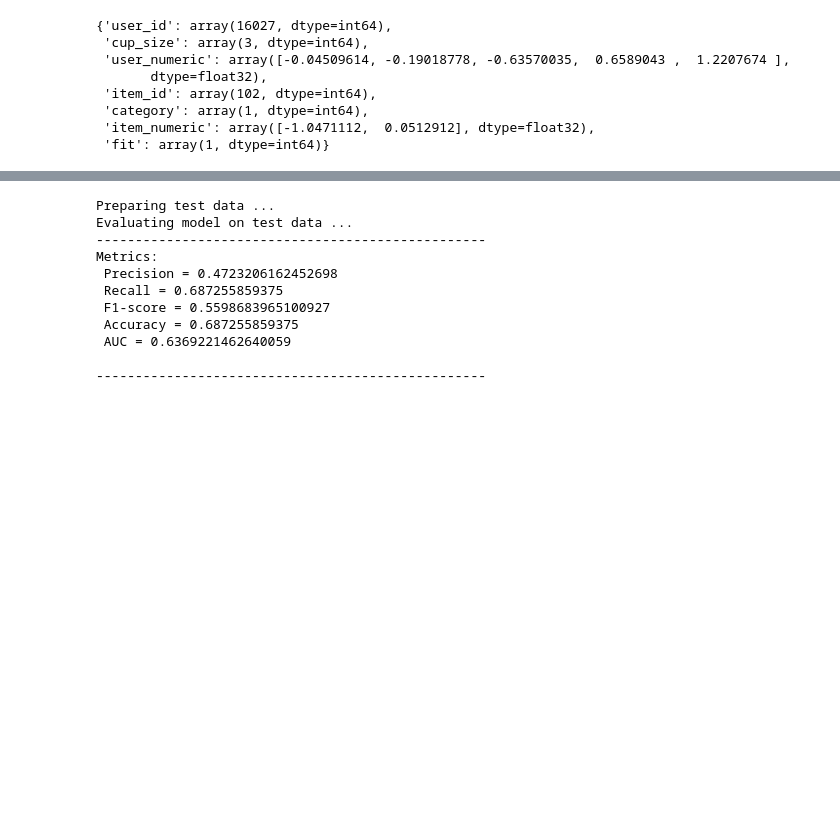
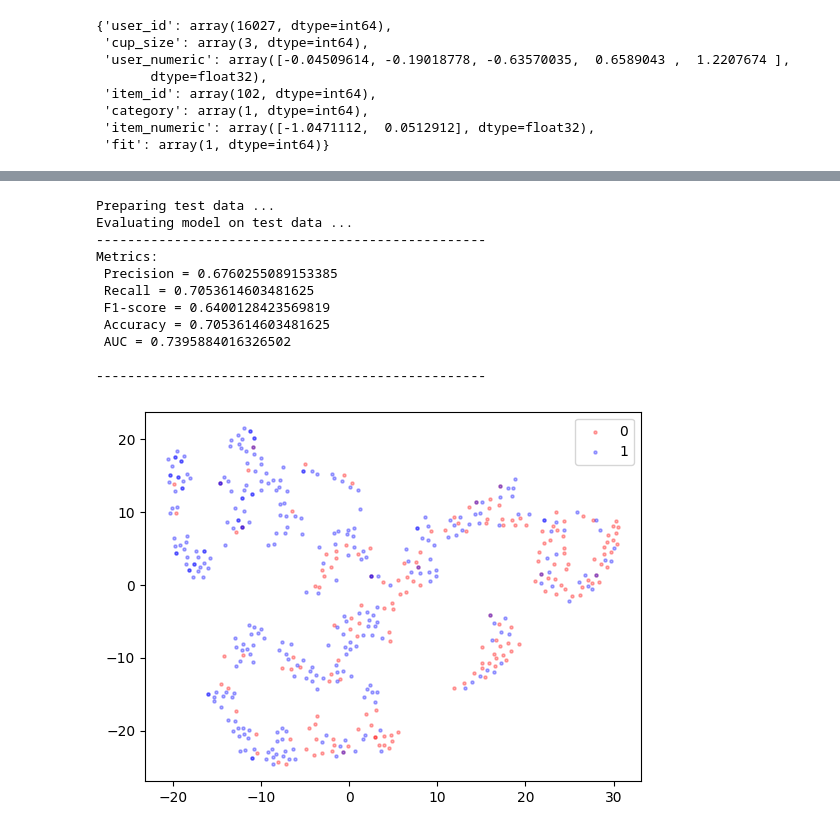
Before and after one commit to Crabroe/CSE258, a Jupyter notebook: NetModel.ipynb, the cells around one changed output, grey strips where cells are left out. Drawn from its saved outputs; the diff is of its cells as text; code cells hidden in the pictures; blank space fills up the shorter version.

```diff
--- a/NetModel.ipynb
+++ b/NetModel.ipynb
@@ -50,8 +50,8 @@ NUM_ITEM_NUMERIC = 2
 
 DROPOUT = 0.3
 
-EPOCHS = 2
-LR = 0.001
+EPOCHS = 5
+LR = 0.005
 WEIGHT_DECAY = 0.0001
 BATCH_SIZE = 128
 # %%
@@ -408,14 +424,14 @@ pred_tracker = []
 
 print("Preparing test data ...")
 
-data_loader = DataLoader(dataset = datasets['test'], batch_size = BATCH_SIZE, shuffle=False)
+data_loader = DataLoader(dataset = datasets['train'], batch_size = BATCH_SIZE, shuffle=False)
 
 print("Evaluating model on test data ...")
 model.eval()
 
 embeds1=[]
 y1=[]
-for d in datasets['test']:
+for d in datasets['train']:
     y1.append(int(d['fit']))
 
 with torch.no_grad():
@@ -427,7 +443,7 @@ with torch.no_grad():
 
         # Forward pass
         _, pred_probs,embeddings = model(batch)
-        embeds1.append(embeddings)
+        embeds1.append(embeddings.cpu())
 
         target_tracker.append(batch["fit"].cpu().numpy())
 
@@ -435,6 +451,7 @@ with torch.no_grad():
 
 target_tracker = np.stack(target_tracker[:-1]).reshape(-1)
 pred_tracker = np.stack(pred_tracker[:-1], axis=0).reshape(-1, NUM_TARGETS)
+# print(pred_tracker)
 precision, recall, f1_score, accuracy, auc = compute_metrics(target_tracker, pred_tracker, averaging = "weighted")
 
 print("-" * 50)
@@ -445,10 +462,10 @@ Preparing test data ...
 Evaluating model on test data ...
 --------------------------------------------------
 Metrics:
- Precision = 0.4723206162452698
- Recall = 0.687255859375
- F1-score = 0.5598683965100927
- Accuracy = 0.687255859375
- AUC = 0.6369221462640059
+ Precision = 0.6760255089153385
+ Recall = 0.7053614603481625
+ F1-score = 0.6400128423569819
+ Accuracy = 0.7053614603481625
+ AUC = 0.7395884016326502
 
 --------------------------------------------------
@@ -454,0 +480,4 @@ Metrics:
+# %%
+tsne_visualization(d1[:500],y1[:500],"model1_ds1")
+# %% [output]
+[figure, added]
```
Also changed, not shown: parts of 21 cells of this notebook, 19 other files.
